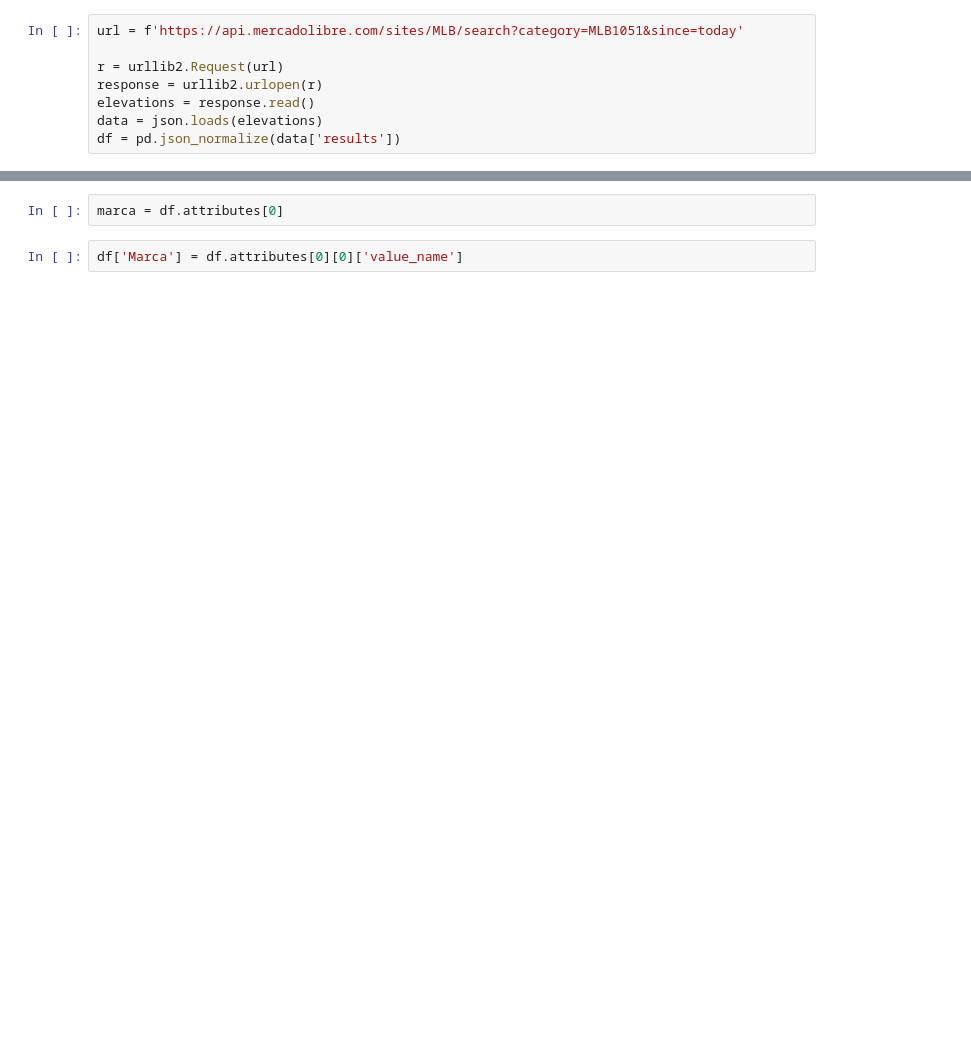
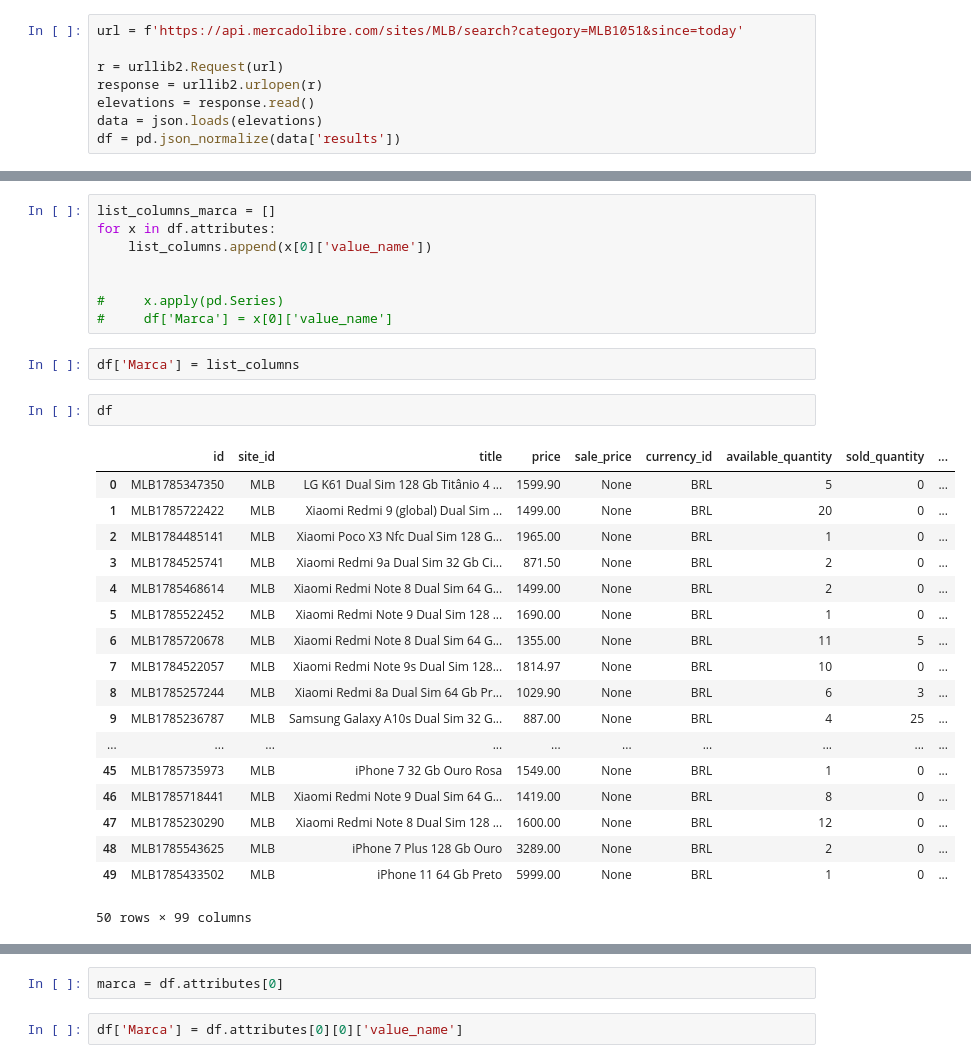
Before and after one commit to lucasobispo/precificacao_mercadolivre_tcc, a Jupyter notebook: Jupyer-Notebooks/ML attributes .ipynb, the cells around one changed output, grey strips where cells are left out. Drawn from its saved outputs; the diff is of its cells as text; blank space fills up the shorter version.

Commit message:
ML attributes -  Arrumando a coluna attributes

```diff
--- a/Jupyer-Notebooks/ML attributes .ipynb
+++ b/Jupyer-Notebooks/ML attributes .ipynb
@@ -13,0 +98,31 @@ df = pd.json_normalize(data['results'])
+# %%
+list_columns_marca = []
+for x in df.attributes:
+    list_columns.append(x[0]['value_name'])
+
+
+#     x.apply(pd.Series)
+#     df['Marca'] = x[0]['value_name']
+# %%
+df['Marca'] = list_columns
+# %%
+df
+# %% [output]
+|  | id | site_id | title | price | sale_price | currency_id | available_quantity | sold_quantity | ... |
+| 0 | MLB1785347350 | MLB | LG K61 Dual Sim 128 Gb Titânio 4 ... | 1599.90 | None | BRL | 5 | 0 | ... |
+| 1 | MLB1785722422 | MLB | Xiaomi Redmi 9 (global) Dual Sim ... | 1499.00 | None | BRL | 20 | 0 | ... |
+| 2 | MLB1784485141 | MLB | Xiaomi Poco X3 Nfc Dual Sim 128 G... | 1965.00 | None | BRL | 1 | 0 | ... |
+| 3 | MLB1784525741 | MLB | Xiaomi Redmi 9a Dual Sim 32 Gb Ci... | 871.50 | None | BRL | 2 | 0 | ... |
+| 4 | MLB1785468614 | MLB | Xiaomi Redmi Note 8 Dual Sim 64 G... | 1499.00 | None | BRL | 2 | 0 | ... |
+| 5 | MLB1785522452 | MLB | Xiaomi Redmi Note 9 Dual Sim 128 ... | 1690.00 | None | BRL | 1 | 0 | ... |
+| 6 | MLB1785720678 | MLB | Xiaomi Redmi Note 8 Dual Sim 64 G... | 1355.00 | None | BRL | 11 | 5 | ... |
+| 7 | MLB1784522057 | MLB | Xiaomi Redmi Note 9s Dual Sim 128... | 1814.97 | None | BRL | 10 | 0 | ... |
+| 8 | MLB1785257244 | MLB | Xiaomi Redmi 8a Dual Sim 64 Gb Pr... | 1029.90 | None | BRL | 6 | 3 | ... |
+| 9 | MLB1785236787 | MLB | Samsung Galaxy A10s Dual Sim 32 G... | 887.00 | None | BRL | 4 | 25 | ... |
+| ... | ... | ... | ... | ... | ... | ... | ... | ... | ... |
+| 45 | MLB1785735973 | MLB | iPhone 7 32 Gb Ouro Rosa | 1549.00 | None | BRL | 1 | 0 | ... |
+| 46 | MLB1785718441 | MLB | Xiaomi Redmi Note 9 Dual Sim 64 G... | 1419.00 | None | BRL | 8 | 0 | ... |
+| 47 | MLB1785230290 | MLB | Xiaomi Redmi Note 8 Dual Sim 128 ... | 1600.00 | None | BRL | 12 | 0 | ... |
+| 48 | MLB1785543625 | MLB | iPhone 7 Plus 128 Gb Ouro | 3289.00 | None | BRL | 2 | 0 | ... |
+| 49 | MLB1785433502 | MLB | iPhone 11 64 Gb Preto | 5999.00 | None | BRL | 1 | 0 | ... |
+50 rows × 99 columns
```
Also changed, not shown: parts of 10 cells of this notebook.
